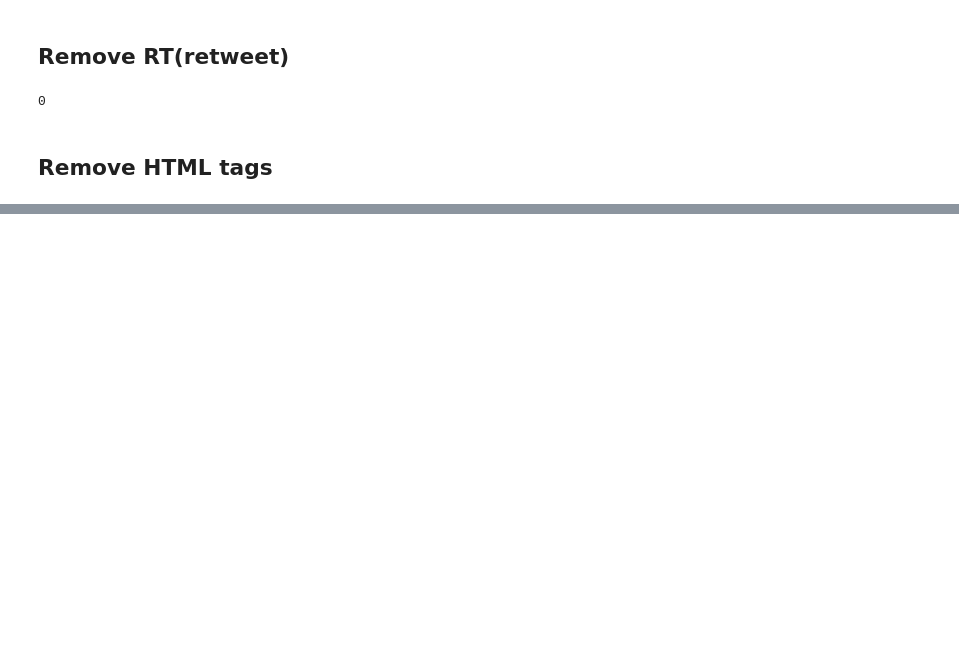
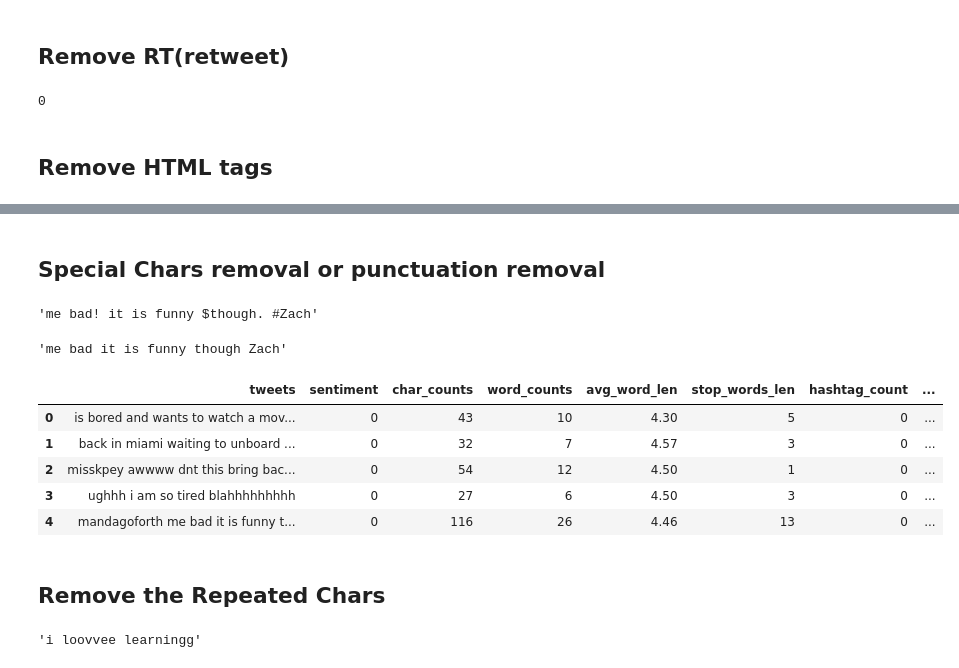
Before and after one commit to udityamerit/Natural-Language-Processing-Mastery-in-Python, a Jupyter notebook: 05 Complete Text Processing In NLP/Complete Text Processing.ipynb, the cells around one changed output, grey strips where cells are left out. Saved outputs shown, nothing was run; the diff lists cells and outputs as text; code cells hidden in the pictures; blank space fills up the shorter version.

```diff
--- a/05 Complete Text Processing In NLP/Complete Text Processing.ipynb
+++ b/05 Complete Text Processing In NLP/Complete Text Processing.ipynb
@@ -333,0 +363,38 @@ df['tweets'] = df['tweets'].apply(lambda x: re.sub(pattern, '', x))
+# %%
+df['tweets']=df['tweets'].apply(lambda x:unicodedata.normalize('NFKD', x).encode('ascii', 'ignore').decode('utf-8', 'ignore') )
+# %% [markdown]
+## Special Chars removal or punctuation removal
+# %%
+x = '@mandagoforth me bad! it is funny $though. #Zach'
+
+pattern = r'@\w+'
+re.findall(pattern, x)
+x = re.sub(pattern, "", x).strip()
+x
+# %% [output]
+'me bad! it is funny $though. #Zach'
+# %%
+# [^A-Za-z0-9-] == [^\w\s]  it means detect all other than the words
+pattern = r'[^\w\s]'
+re.sub(pattern,'',x)
+# %% [output]
+'me bad it is funny though Zach'
+# %%
+df['tweets'] = df['tweets'].apply(lambda x: re.sub(pattern, '', x).strip())
+# %%
+df.head()
+# %% [output]
+|  | tweets | sentiment | char_counts | word_counts | avg_word_len | stop_words_len | hashtag_count | ... |
+| 0 | is bored and wants to watch a mov... | 0 | 43 | 10 | 4.30 | 5 | 0 | ... |
+| 1 | back in miami waiting to unboard ... | 0 | 32 | 7 | 4.57 | 3 | 0 | ... |
+| 2 | misskpey awwww dnt this bring bac... | 0 | 54 | 12 | 4.50 | 1 | 0 | ... |
+| 3 | ughhh i am so tired blahhhhhhhhh | 0 | 27 | 6 | 4.50 | 3 | 0 | ... |
+| 4 | mandagoforth me bad it is funny t... | 0 | 116 | 26 | 4.46 | 13 | 0 | ... |
+# %% [markdown]
+## Remove the Repeated Chars
+# %%
+x = 'i loooovvvvvveeeeee learninggggggg'
+pattern = r'(.)\1+'
+re.sub(pattern, r'\1\1', x)
+# %% [output]
+'i loovvee learningg'
```
Also changed, not shown: parts of 40 cells of this notebook, 1 other file.
